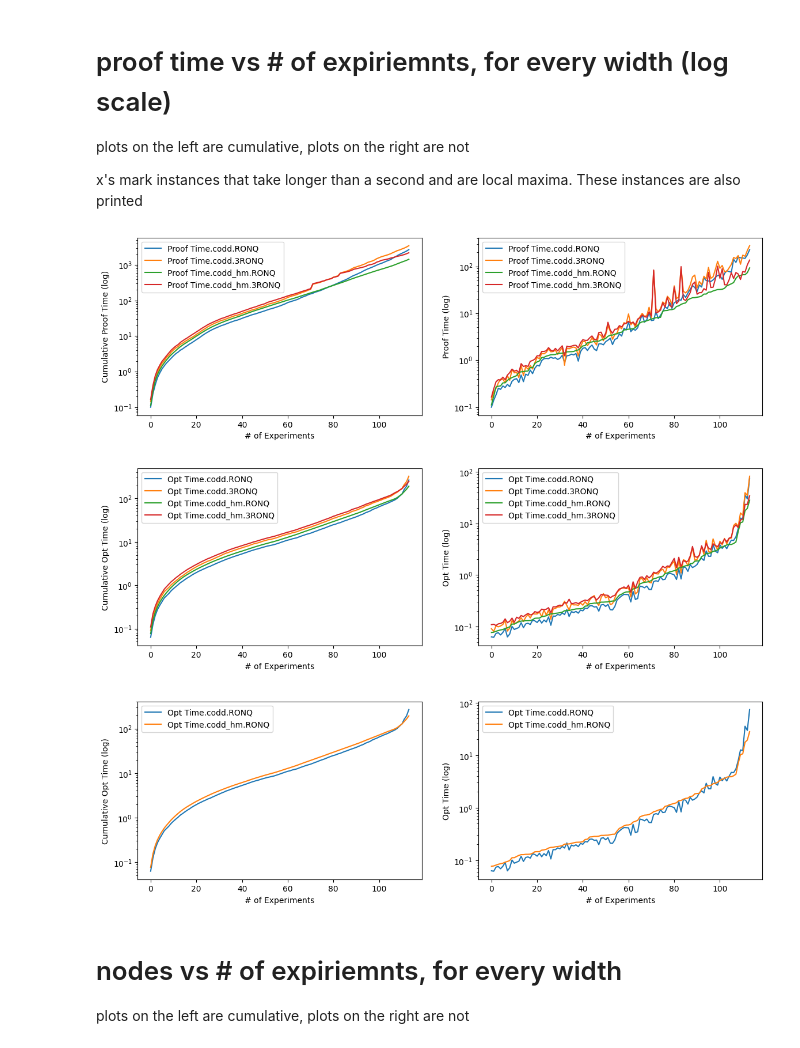
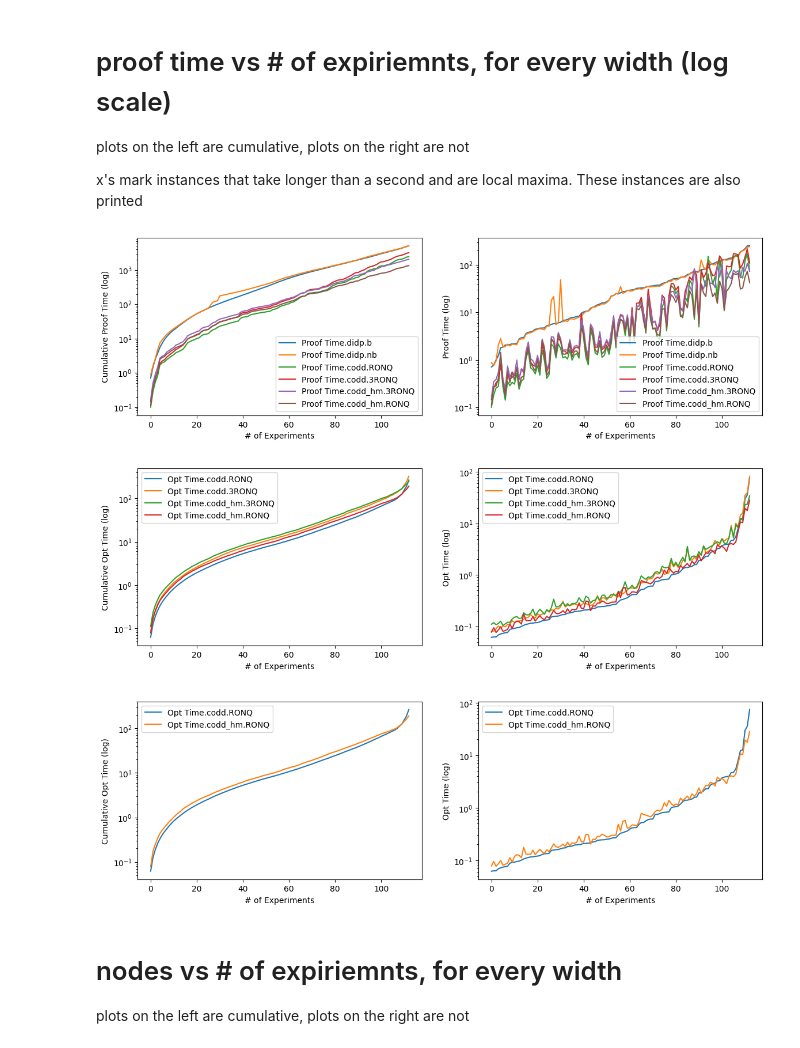
Before and after one commit to ldmbouge/CODD, a Jupyter notebook: experiments/gen_didp_codd.ipynb, the cells around one changed output. Saved outputs shown, nothing was run; the diff lists cells and outputs as text; code cells hidden in the pictures.

Commit message:
updated data visualization code

```diff
--- a/experiments/gen_didp_codd.ipynb
+++ b/experiments/gen_didp_codd.ipynb
@@ -224,7 +226,7 @@ coddnq_join
 | 650 | toy/toy2.tw | 1 | 2147483647.0 | 0.0 | tsptw_triangle3RONQ ../data/tsptw... | ... |
 651 rows × 15 columns
 # %%
-coddnq_hm = experiment_to_df_coddnq('coddnq_hm/coddnq_hm')
+coddnq_hm = experiment_to_df_coddnq('coddnq_hm/all')
 
 coddnq_hm = coddnq_hm.dropna()
 coddnq_hm["Bench"] = coddnq_hm["Bench"].str.removeprefix('../data/tsptw/')
@@ -272,8 +274,8 @@ coddnq_hm_join
 
 This pulls all experiments together to do comparisons / plots.
 # %%
-#suffixes = ['.didp.b', '.didp.nb'] + codd_suffixes; print(suffixes)
-suffixes = codd_suffixes; print(suffixes)
+suffixes = ['.didp.b', '.didp.nb'] + codd_suffixes; print(suffixes)
+#suffixes = codd_suffixes; print(suffixes)
 didp_bound  .columns = didp_bound  .columns.map(lambda name: name+suffixes[0] if name not in ('Width', 'Bench') else name)
 didp_nobound.columns = didp_nobound.columns.map(lambda name: name+suffixes[1] if name not in ('Width', 'Bench') else name)
 # %% [output]
@@ -292,10 +294,10 @@ Index(['Original Lines.codd.3RONQ', 'Bench', 'Width', 'Opt.codd.3RONQ',
       dtype='object')
 # %%
-# final = pd.merge(didp_bound, didp_nobound, on=['Bench', 'Width'], how='inner') \
-#           .merge(coddnq, on="Bench", how='inner') \
-#           .merge(coddnq_hm, on="Bench", how='inner')
+final = pd.merge(didp_bound, didp_nobound, on=['Bench', 'Width'], how='inner') \
+          .merge(coddnq, on="Bench", how='inner') \
+          .merge(coddnq_hm, on="Bench", how='inner')
 
-final = pd.merge(coddnq, coddnq_hm, on=['Bench'], how='inner')
+# final = pd.merge(coddnq, coddnq_hm, on=['Bench'], how='inner')
 # %%
 final = final[~final['Bench'].str.contains('toy/')]
 final
@@ -525,20 +673,21 @@ plots on the left are cumulative, plots on the right are not
 
 x's mark instances that take longer than a second and are local maxima. These instances are also printed
 # %%
-old_final = final.copy()
-final = final[(final['Proof Time.codd.3RONQ'] > 0.1) & (final['Opt Time.codd_hm.3RONQ'] > 0.1)]
+#old_final = final.copy()
+#final = final[(final['Proof Time.codd.3RONQ'] > 0.1) & (final['Opt Time.codd_hm.3RONQ'] > 0.1)]
+final = old_final
 # %%
-cum_plot(final, 'Proof Time', sort_by=2, find_peaks=None, peak_time=1, suffixes_to_use=[0,1,2,3], log=True)
+cum_plot(final, 'Proof Time', sort_by=0, find_peaks=None, peak_time=1, suffixes_to_use=[0,1,2,3,4,5], log=True)
 # %% [output]
-[figure, old version]
+[figure, new version]
 # %%
-cum_plot(final, 'Opt Time', sort_by=2, find_peaks=None, peak_time=1, suffixes_to_use=[0,1,2,3], log=True)
+cum_plot(final, 'Opt Time', sort_by=2, find_peaks=None, peak_time=1, suffixes_to_use=[2,3,4,5], log=True)
 # %% [output]
-[figure, old version]
+[figure, new version]
 # %%
-cum_plot(final, 'Opt Time', sort_by=2, find_peaks=None, peak_time=1, suffixes_to_use=[0,2], log=True)
+cum_plot(final, 'Opt Time', sort_by=2, find_peaks=None, peak_time=1, suffixes_to_use=[2,5], log=True)
 # %% [output]
-[figure, old version]
+[figure, new version]
 # %% [markdown]
 # nodes vs # of expiriemnts, for every width
 plots on the left are cumulative, plots on the right are not
```
Also changed, not shown: parts of 24 cells of this notebook, 6 other files.
